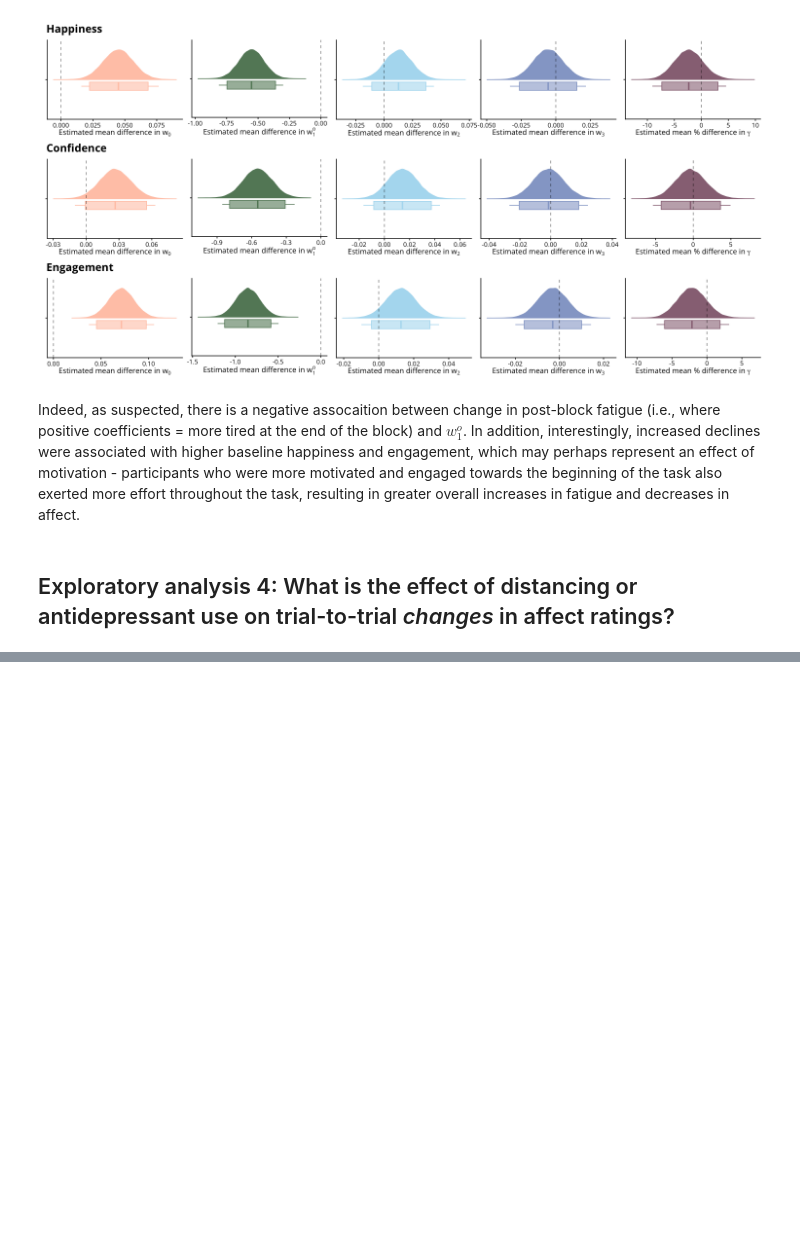
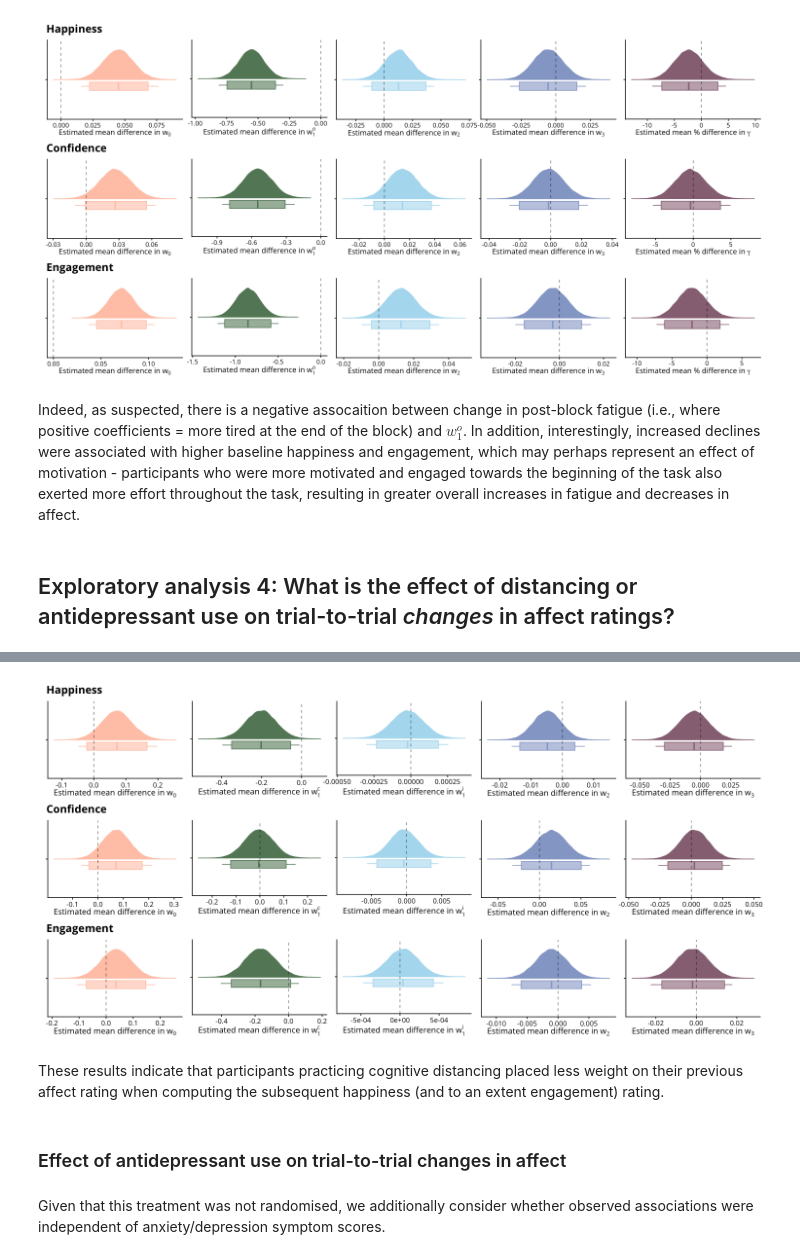
Before and after one commit to qdercon/pstpipeline, a Jupyter notebook: notebooks/affect_main_results.ipynb, the cells around one changed output, grey strips where cells are left out. Drawn from its saved outputs; the diff is of its cells as text; code cells hidden in the pictures; blank space fills up the shorter version.

Commit message:
almost final affect ipynb

```diff
--- a/notebooks/affect_main_results.ipynb
+++ b/notebooks/affect_main_results.ipynb
@@ -1802,14 +1965,8 @@ mcmc_affect_data <- pstpipeline::fit_learning_model(
 # %%
 %%R
-pth <- "outputs/cmdstan/affect_2a/all/model_fits/cond_model/"
-draws_ls_cm   <- posterior::as_draws_df(
-    readRDS(paste0(pth, "fit_pst_training_2a_mcmc_8000_draws_list.RDS"))
-)
-raw_df_cm <- readRDS(paste0(pth, "fit_pst_training_2a_mcmc_8000_raw_df.RDS"))
-
 # extract posterior predictions
 fits <- list()
 for (adj in c("happy", "confident", "engaged")) {
     fits[[adj]] <- pstpipeline::get_affect_ppc(draws_ls_cm, raw_df_cm, adj = adj)
 }
-saveRDS(fits, "outputs/cmdstan/affect_2a/fit_dfs_cond_prev.RDS")
+saveRDS(fits, "outputs/cmdstan/affect_2a/fit_dfs_cond_5wt_vb.RDS")
@@ -1815,0 +2121,25 @@ saveRDS(fits, "outputs/cmdstan/affect_2a/fit_dfs_cond_prev.RDS")
+# %%
+%%R -w 15 -h 7.5 --units in -r 100
+
+dist_plt_happy <- pstpipeline::plot_glm(
+  dist_cond_models$happy, plot_var = "distanced", font = "Open Sans",
+  font_size = 12, pal = pal, ovrll_title = "Happiness"
+)
+dist_plt_conf <- pstpipeline::plot_glm(
+  dist_cond_models$confident, plot_var = "distanced", font = "Open Sans",
+  font_size = 12, pal = pal, ovrll_title = "Confidence"
+)
+dist_plt_bored <- pstpipeline::plot_glm(
+  dist_cond_models$engaged, plot_var = "distanced", font = "Open Sans",
+  font_size = 12, pal = pal, ovrll_title = "Engagement"
+)
+
+dist_plt_happy / dist_plt_conf / dist_plt_bored
+# %% [output]
+[figure, added]
+# %% [markdown]
+These results indicate that participants practicing cognitive distancing placed less weight on their previous affect rating when computing the subsequent happiness (and to an extent engagement) rating.
+# %% [markdown]
+### Effect of antidepressant use on trial-to-trial changes in affect
+# %% [markdown]
+Given that this treatment was not randomised, we additionally consider whether observed associations were independent of anxiety/depression symptom scores.
```
Also changed, not shown: parts of 26 cells of this notebook.
